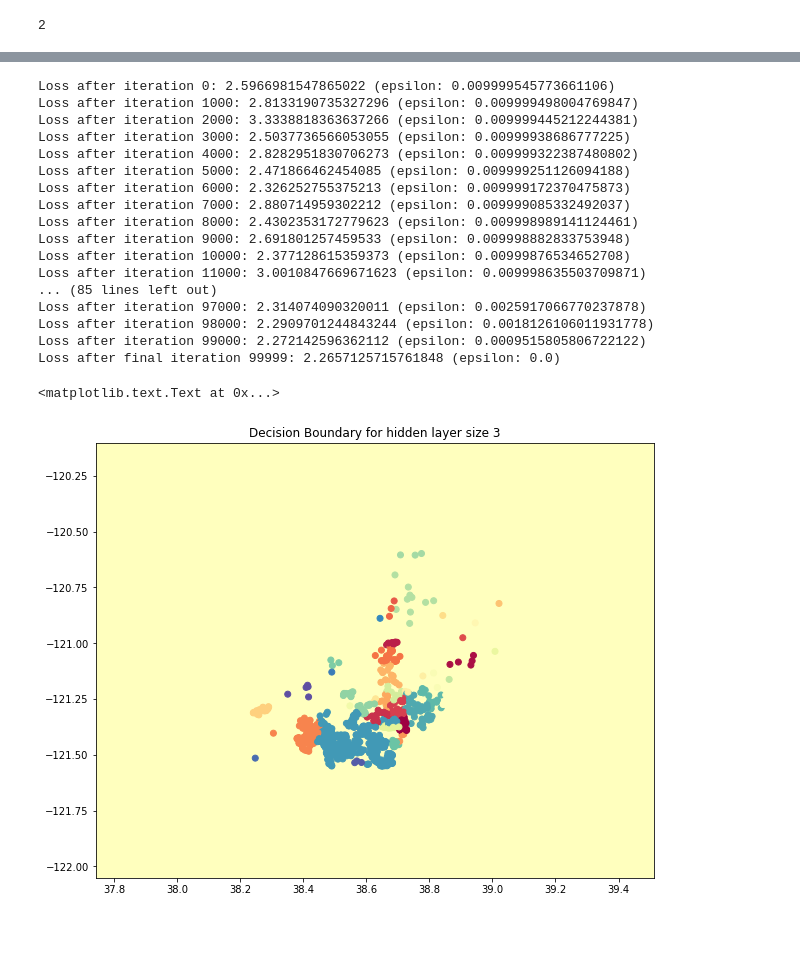
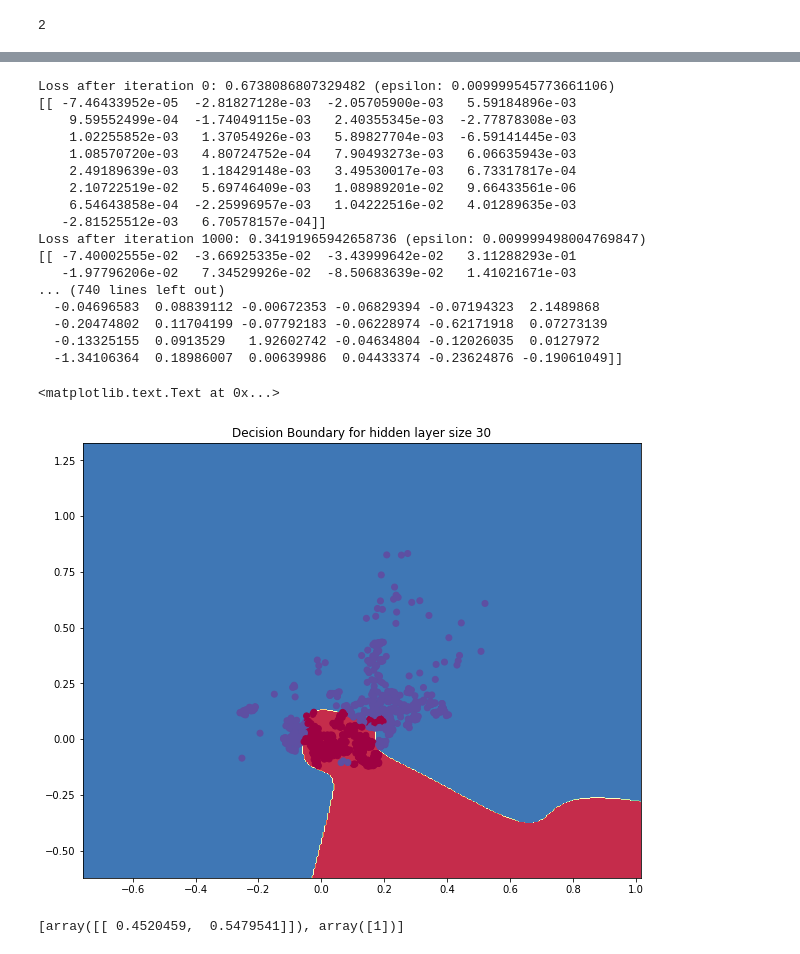
Before and after one commit to MattChubb/nn-from-scratch, a Jupyter notebook: nn-from-scratch.ipynb, the cells around one changed output, grey strips where cells are left out. Saved outputs shown, nothing was run; the diff lists cells and outputs as text; code cells hidden in the pictures.

Commit message:
Fix Sacramento training by centering data around zero on both axes

```diff
--- a/nn-from-scratch.ipynb
+++ b/nn-from-scratch.ipynb
@@ -75,7 +75,7 @@ def plot_decision_boundary(pred_func, X, y):
     # Set min and max values and give it some padding
     x_min, x_max = X[:, 0].min() - .5, X[:, 0].max() + .5
     y_min, y_max = X[:, 1].min() - .5, X[:, 1].max() + .5
-    h = 0.01
+    h = 0.005
     # Generate a grid of points with distance h between them
     xx, yy = np.meshgrid(np.arange(x_min, x_max, h), np.arange(y_min, y_max, h))
     # Predict the function value for the whole gid
@@ -353,13 +356,18 @@ sacramento_dtypes = {
     'formats': ('S100', 'float', 'float')
 }
 sacramento_txns = np.loadtxt('sacramento_real_estate_transactions.csv', delimiter=',', usecols=(1,10,11), skiprows=1, dtype=sacramento_dtypes)
-# sacramento_txns = np.loadtxt('sacramento_real_estate_transactions.csv', delimiter=',', skiprows=1)
-#print(x)
+
 y_strings = np.array([txn[0] for txn in sacramento_txns])
-X = np.array([[txn[1], txn[2]] for txn in sacramento_txns])
+X = np.array([[txn[1] - 38.5, txn[2] + 121.43] for txn in sacramento_txns])
 
 y_unique = np.unique(y_strings)
-
 list1, list2 = y_unique, range(len(y_unique))
 y_dict = dict( zip( list1, list2))
-y = np.array([y_dict[city] for city in y_strings])
+y_dict = { b'SACRAMENTO': 0 }
+y = np.array([y_dict.get(city, 1) for city in y_strings])
+
+
+
+print(y_unique)
+print(X[0:5])
+print(y[0:5])
@@ -366,26 +389,33 @@ y = np.array([y_dict[city] for city in y_strings])
 # %%
-model = build_model(X, y, 50, print_loss=True)
+layer_size = 30
+model = build_model(X, y, layer_size, print_loss=True, minibatch_size=128)
 
 # Plot the decision boundary
 plot_decision_boundary(lambda x: predict(model, x), X, y)
 plt.title("Decision Boundary for hidden layer size {}".format(str(layer_size)))
 # %% [output]
-Loss after iteration 0: 2.5966981547865022 (epsilon: 0.009999545773661106)
-Loss after iteration 1000: 2.8133190735327296 (epsilon: 0.009999498004769847)
-Loss after iteration 2000: 3.3338818363637266 (epsilon: 0.009999445212244381)
-Loss after iteration 3000: 2.5037736566053055 (epsilon: 0.00999938686777225)
-Loss after iteration 4000: 2.8282951830706273 (epsilon: 0.009999322387480802)
-Loss after iteration 5000: 2.471866462454085 (epsilon: 0.009999251126094188)
-Loss after iteration 6000: 2.326252755375213 (epsilon: 0.009999172370475873)
-Loss after iteration 7000: 2.880714959302212 (epsilon: 0.009999085332492037)
-Loss after iteration 8000: 2.4302353172779623 (epsilon: 0.009998989141124461)
-Loss after iteration 9000: 2.691801257459533 (epsilon: 0.009998882833753948)
-Loss after iteration 10000: 2.377128615359373 (epsilon: 0.00999876534652708)
-Loss after iteration 11000: 3.0010847669671623 (epsilon: 0.009998635503709871)
-... (85 lines left out)
-Loss after iteration 97000: 2.314074090320011 (epsilon: 0.0025917066770237878)
-Loss after iteration 98000: 2.2909701244843244 (epsilon: 0.0018126106011931778)
-Loss after iteration 99000: 2.272142596362112 (epsilon: 0.0009515805806722122)
-Loss after final iteration 99999: 2.2657125715761848 (epsilon: 0.0)
+Loss after iteration 0: 0.6738086807329482 (epsilon: 0.009999545773661106)
+[[ -7.46433952e-05  -2.81827128e-03  -2.05705900e-03   5.59184896e-03
+    9.59552499e-04  -1.74049115e-03   2.40355345e-03  -2.77878308e-03
+    1.02255852e-03   1.37054926e-03   5.89827704e-03  -6.59141445e-03
+    1.08570720e-03   4.80724752e-04   7.90493273e-03   6.06635943e-03
+    2.49189639e-03   1.18429148e-03   3.49530017e-03   6.73317817e-04
+    2.10722519e-02   5.69746409e-03   1.08989201e-02   9.66433561e-06
+    6.54643858e-04  -2.25996957e-03   1.04222516e-02   4.01289635e-03
+   -2.81525512e-03   6.70578157e-04]]
+Loss after iteration 1000: 0.34191965942658736 (epsilon: 0.009999498004769847)
+[[ -7.40002555e-02  -3.66925335e-02  -3.43999642e-02   3.11288293e-01
+   -1.97796206e-02   7.34529926e-02  -8.50683639e-02   1.41021671e-03
+... (740 lines left out)
+  -0.04696583  0.08839112 -0.00672353 -0.06829394 -0.07194323  2.1489868
+  -0.20474802  0.11704199 -0.07792183 -0.06228974 -0.62171918  0.07273139
+  -0.13325155  0.0913529   1.92602742 -0.04634804 -0.12026035  0.0127972
+  -1.34106364  0.18986007  0.00639986  0.04433374 -0.23624876 -0.19061049]]
 <matplotlib.text.Text at 0x...>
-[figure, old version]
+[figure, new version]
+# %%
+probs = forward_propagation(model, np.array([39.4, -127]))
+res = predict(model, np.array([39.4, -127]))
+[probs, res]
+# %% [output]
+[array([[ 0.4520459,  0.5479541]]), array([1])]
```
Also changed, not shown: parts of 6 cells of this notebook.
